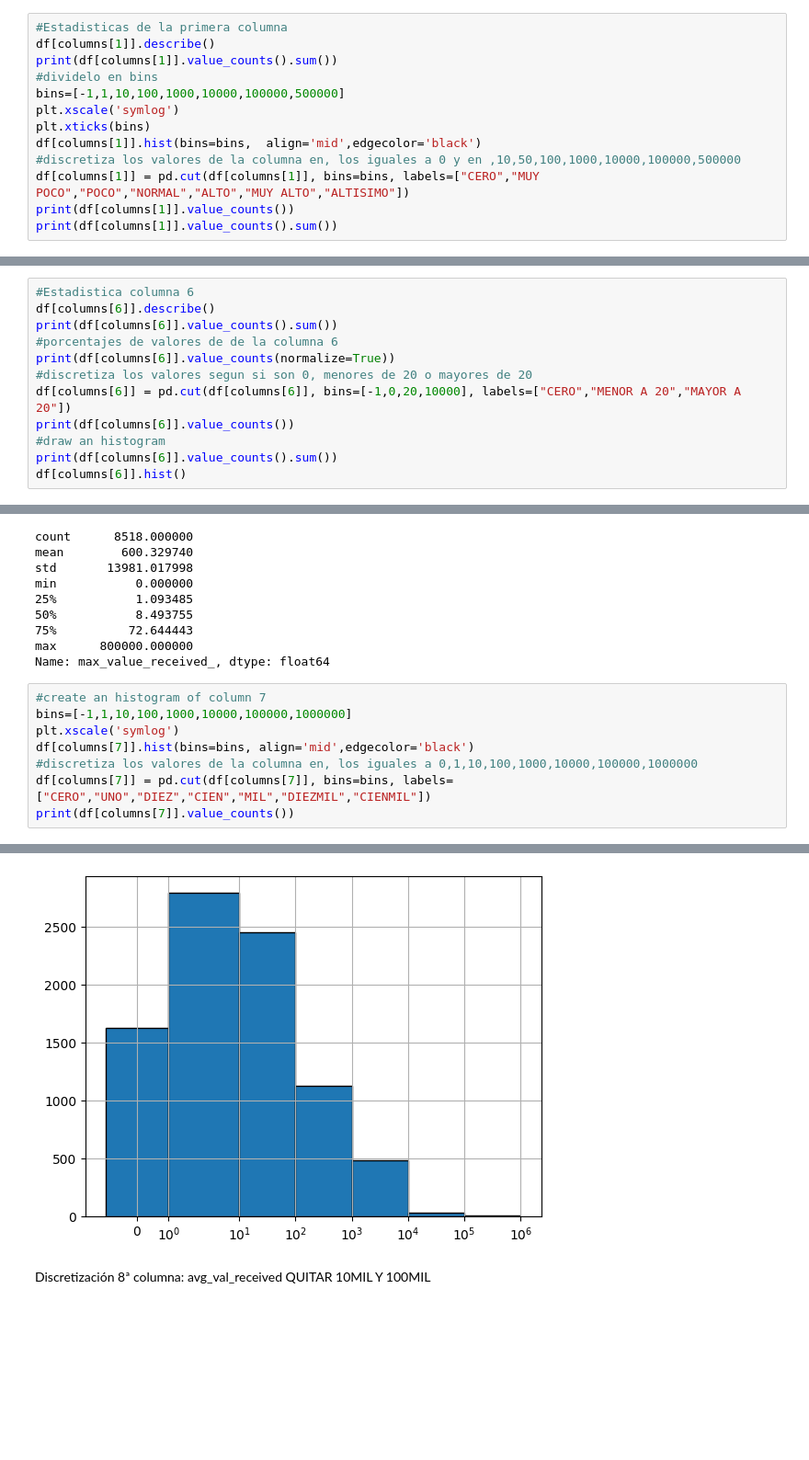
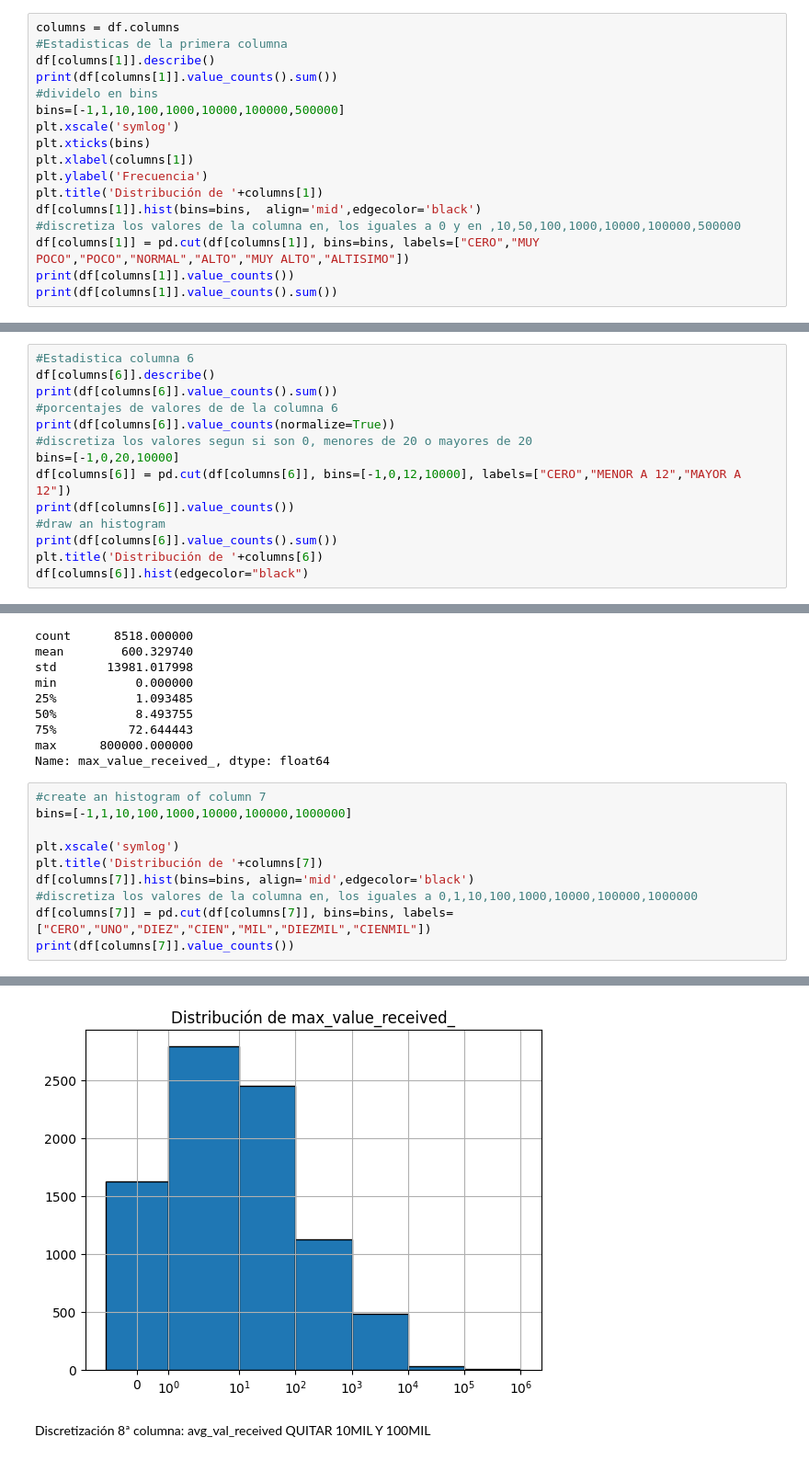
Before and after one commit to docampo99/Fraud_Detection_with_AI, a Jupyter notebook: Ethereum.ipynb, the cells around one changed output, grey strips where cells are left out. Shown at 92% size. Saved outputs shown, nothing was run; the diff lists cells and outputs as text; blank space fills up the shorter version.

```diff
--- a/Ethereum.ipynb
+++ b/Ethereum.ipynb
@@ -381,4 +418,5 @@ Name: Avg_min_between_sent_tnx, dtype: float64
 # %%
+columns = df.columns
 #Estadisticas de la primera columna
 df[columns[1]].describe()
 print(df[columns[1]].value_counts().sum())
@@ -386,6 +424,9 @@ print(df[columns[1]].value_counts().sum())
 bins=[-1,1,10,100,1000,10000,100000,500000]
 plt.xscale('symlog')
 plt.xticks(bins)
+plt.xlabel(columns[1])
+plt.ylabel('Frecuencia')
+plt.title('Distribución de '+columns[1])
 df[columns[1]].hist(bins=bins,  align='mid',edgecolor='black')
 #discretiza los valores de la columna en, los iguales a 0 y en ,10,50,100,1000,10000,100000,500000
 df[columns[1]] = pd.cut(df[columns[1]], bins=bins, labels=["CERO","MUY POCO","POCO","NORMAL","ALTO","MUY ALTO","ALTISIMO"])
@@ -581,11 +638,13 @@ print(df[columns[6]].value_counts().sum())
 #porcentajes de valores de de la columna 6
 print(df[columns[6]].value_counts(normalize=True))
 #discretiza los valores segun si son 0, menores de 20 o mayores de 20
-df[columns[6]] = pd.cut(df[columns[6]], bins=[-1,0,20,10000], labels=["CERO","MENOR A 20","MAYOR A 20"])
+bins=[-1,0,20,10000]
+df[columns[6]] = pd.cut(df[columns[6]], bins=[-1,0,12,10000], labels=["CERO","MENOR A 12","MAYOR A 12"])
 print(df[columns[6]].value_counts())
 #draw an histogram
 print(df[columns[6]].value_counts().sum())
-df[columns[6]].hist()
+plt.title('Distribución de '+columns[6])
+df[columns[6]].hist(edgecolor="black")
 # %% [output]
 8518
 0       0.858065
@@ -624,21 +683,23 @@ Name: max_value_received_, dtype: float64
 # %%
 #create an histogram of column 7
 bins=[-1,1,10,100,1000,10000,100000,1000000]
+
 plt.xscale('symlog')
+plt.title('Distribución de '+columns[7])
 df[columns[7]].hist(bins=bins, align='mid',edgecolor='black')
 #discretiza los valores de la columna en, los iguales a 0,1,10,100,1000,10000,100000,1000000
 df[columns[7]] = pd.cut(df[columns[7]], bins=bins, labels=["CERO","UNO","DIEZ","CIEN","MIL","DIEZMIL","CIENMIL"])
 print(df[columns[7]].value_counts())
 # %% [output]
 UNO        2771
 DIEZ       2370
 CERO       1768
 CIEN       1093
 MIL         485
 DIEZMIL      22
 CIENMIL       9
 Name: max_value_received_, dtype: int64
-[figure, old version]
+[figure, new version]
 # %% [markdown]
 Discretización 8ª columna: avg_val_received
 QUITAR 10MIL Y 100MIL
```
Also changed, not shown: parts of 39 cells of this notebook, 1 other file.
